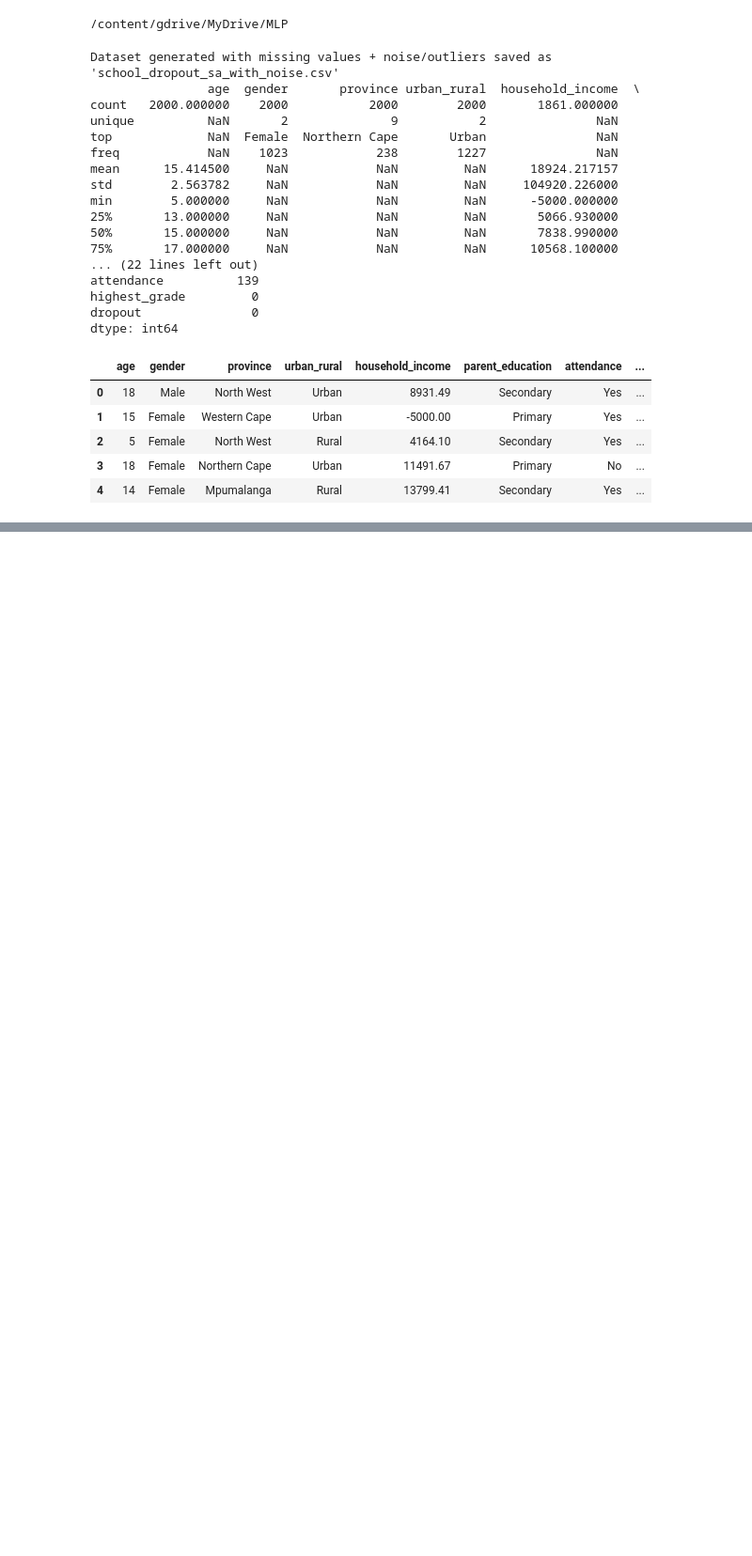
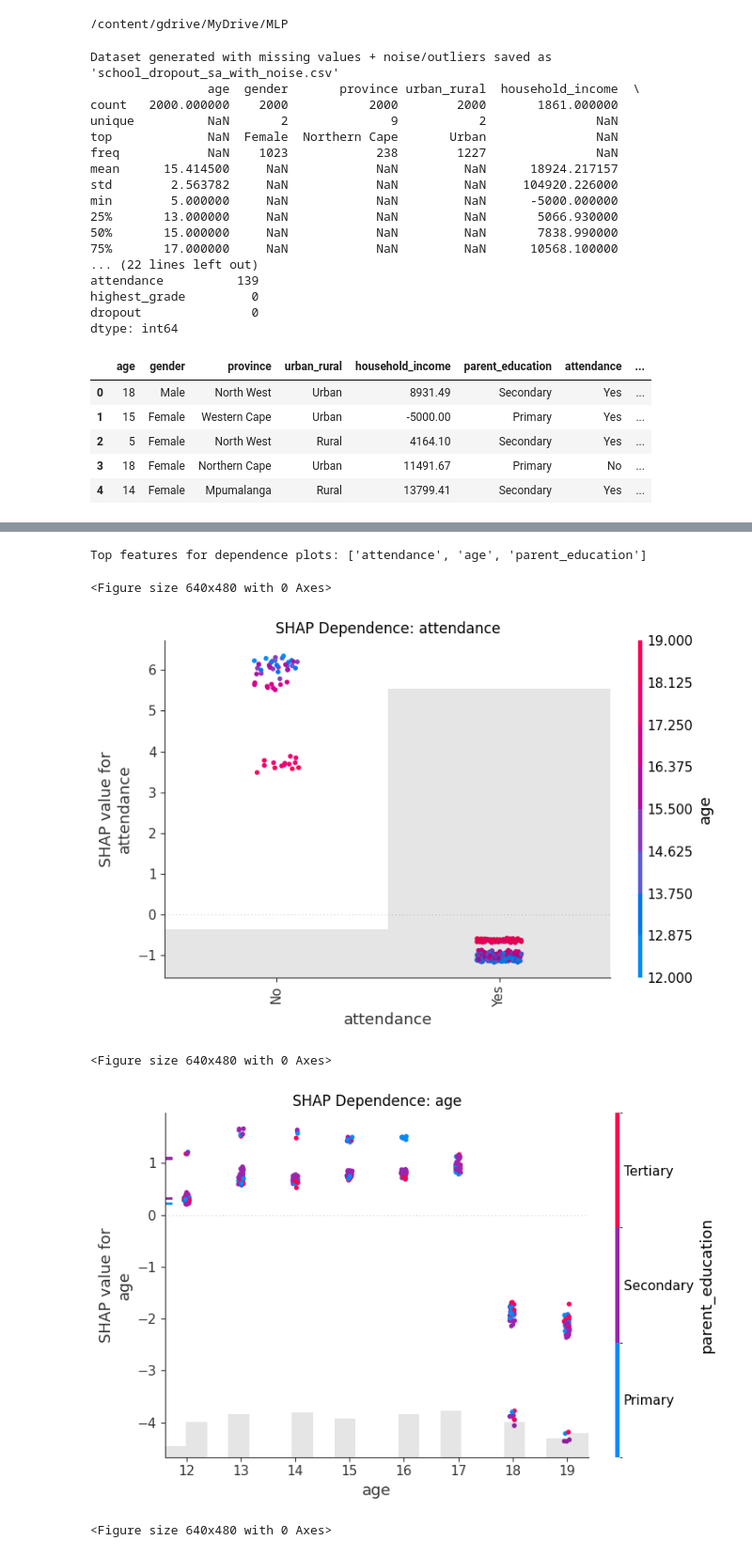
Before and after one commit to iam-hbk/predictive-analytics-assignment-4, a Jupyter notebook: DAT9X05_FINAL_DATA.ipynb, the cells around one changed output, grey strips where cells are left out. Shown: that part at 94% size. Saved outputs shown, nothing was run; the diff lists cells and outputs as text; code cells hidden in the pictures; blank space fills up the shorter version.

```diff
--- a/DAT9X05_FINAL_DATA.ipynb
+++ b/DAT9X05_FINAL_DATA.ipynb
@@ -124,0 +444,51 @@ df.head()
+# %%
+# Cell 2: SHAP dependence plots for top 3 features
+
+def get_top_features_from_explanation(explanation, top_k=3):
+    # Works for modern Explanation
+    mean_abs = np.mean(np.abs(explanation.values), axis=0)
+    order = np.argsort(-mean_abs)[:top_k]
+    return [explanation.feature_names[i] for i in order]
+
+def get_top_features_legacy(shap_values, df, top_k=3):
+    mean_abs = np.mean(np.abs(shap_values), axis=0)
+    order = np.argsort(-mean_abs)[:top_k]
+    return [df.columns[i] for i in order]
+
+plt.close('all')
+
+if 'explanation' in globals() and explanation is not None and not use_legacy:
+    top3 = get_top_features_from_explanation(explanation, 3)
+else:
+    # Legacy path
+    explainer = shap.TreeExplainer(model)
+    shap_values = explainer.shap_values(X_eval)
+    top3 = get_top_features_legacy(shap_values, X_eval, 3)
+
+print("Top features for dependence plots:", top3)
+
+# Dependence plots (use color_by next strongest feature automatically)
+if not use_legacy:
+    for i, feat in enumerate(top3):
+        plt.figure()
+        shap.plots.scatter(explanation[:, feat], color=explanation[:, top3[(i+1) % len(top3)]], show=False)
+        plt.title(f"SHAP Dependence: {feat}")
+        plt.tight_layout()
+        plt.show()
+else:
+    for i, feat in enumerate(top3):
+        # For legacy: choose interaction feature as next top feature
+        interaction = top3[(i+1) % len(top3)] if len(top3) > 1 else None
+        shap.dependence_plot(
+            feat, shap_values, X_eval, interaction_index=interaction, show=False
+        )
+        plt.title(f"SHAP Dependence: {feat}")
+        plt.tight_layout()
+        plt.show()
+# %% [output]
+Top features for dependence plots: ['attendance', 'age', 'parent_education']
+<Figure size 640x480 with 0 Axes>
+[figure, added]
+<Figure size 640x480 with 0 Axes>
+[figure, added]
+<Figure size 640x480 with 0 Axes>
```
Also changed, not shown: parts of 16 cells of this notebook, 4 other files.
